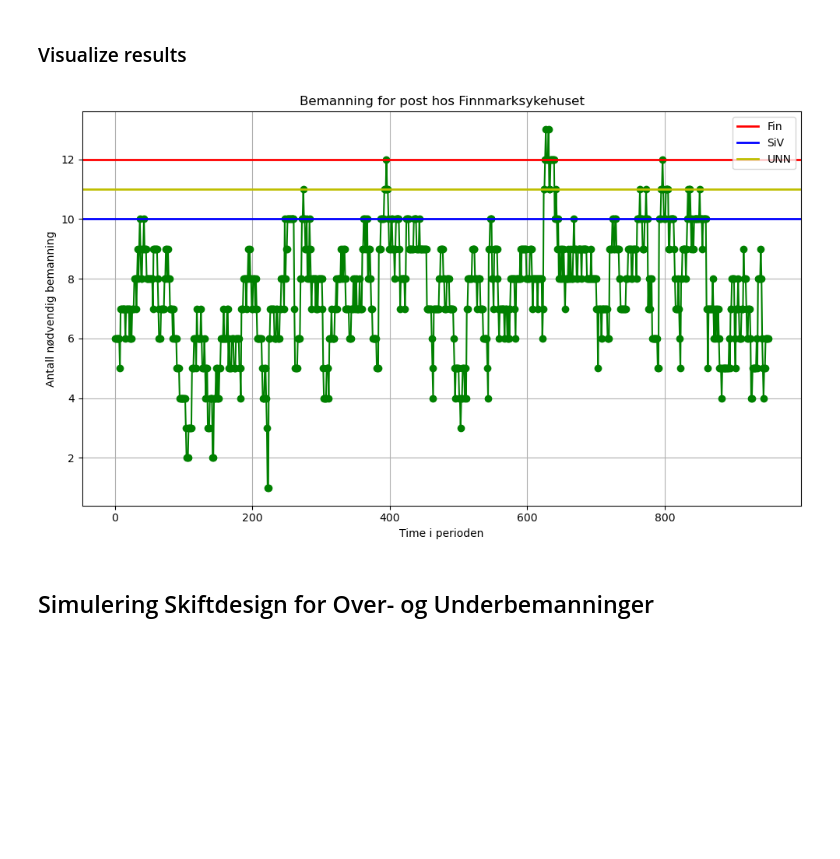
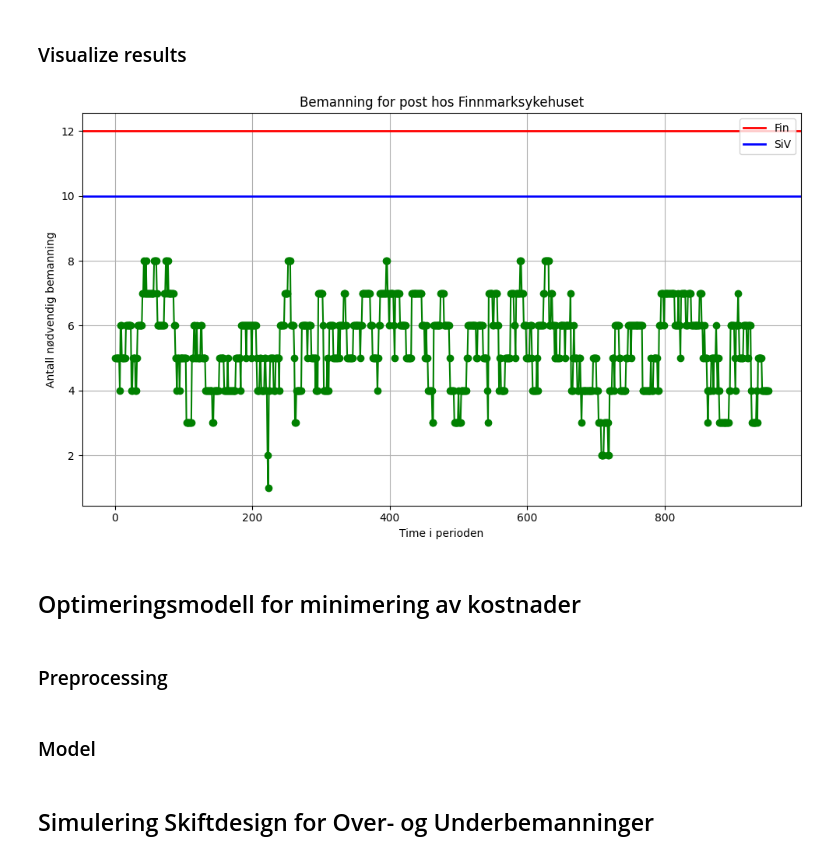
Before and after one commit to JoachimSvensson/HealthSector, a Jupyter notebook: fin_hf_full.ipynb, the cells around one changed output. Saved outputs shown, nothing was run; the diff lists cells and outputs as text; code cells hidden in the pictures; blank space fills up the shorter version.

```diff
--- a/fin_hf_full.ipynb
+++ b/fin_hf_full.ipynb
@@ -11,3 +21,9 @@ from optimization.optimization import *
 ## Henter nødvendige dataset
 # %% [markdown]
 ### Timesbasert data historisk
+# %%
+dfs_dict = read_folder_to_dfs("./data/timesdata")
+fin_data_hourly = create_hourly_obt(dfs_dict)
+# fin_data_hourly["Belegg"] = fin_data_hourly.apply(calculate_patients, axis=1)
+fin_data_hourly["skift_type"] = fin_data_hourly.apply(add_shift_type, axis=1)
+fin_data_hourly.head(10)
@@ -14,12 +42,12 @@ from optimization.optimization import *
 # %%
-fin_hf_med_path = "./data/med_pasientstrøm_time_2024.xlsx"
-fin_hf_kir_path = "./data/kir_pasientstrøm_time_2024.xlsx"
+# fin_hf_med_path = "./data/med_pasientstrøm_time_2024.xlsx"
+# fin_hf_kir_path = "./data/kir_pasientstrøm_time_2024.xlsx"
 
-fin_data_hourly = create_hourly_dataframe(fin_hf_med_path, fin_hf_kir_path)
+# fin_data_hourly = create_hourly_dataframe(fin_hf_med_path, fin_hf_kir_path)
 
 
 
-fin_data_hourly["Belegg"] = fin_data_hourly.apply(calculate_patients, axis=1)
-fin_data_hourly["skift_type"] = fin_data_hourly.apply(add_shift_type, axis=1)
+# fin_data_hourly["Belegg"] = fin_data_hourly.apply(calculate_patients, axis=1)
+# fin_data_hourly["skift_type"] = fin_data_hourly.apply(add_shift_type, axis=1)
 
-fin_data_hourly.head(10)
+# fin_data_hourly.head(10)
@@ -40,6 +56,9 @@ fin_data_hourly.head(10)
 # %%
 fin_data_hourly_med = fin_data_hourly[fin_data_hourly["post"]=="medisinsk"]
 fin_data_hourly_kir = fin_data_hourly[fin_data_hourly["post"]=="kirurgisk"]
+
+fin_data_hourly_med["Belegg"] = fin_data_hourly_med.apply(calculate_patients, axis=1)
+fin_data_hourly_kir["Belegg"] = fin_data_hourly_kir.apply(calculate_patients, axis=1)
 
 next_year_med = create_forecast_hourly(fin_data_hourly_med, "medisinsk")
 next_year_kir = create_forecast_hourly(fin_data_hourly_kir, "kirurgisk")
@@ -51,7 +70,7 @@ next_year["skift_type"] = next_year.apply(add_shift_type, axis=1)
 fin_data_hourly["Prediksjoner pasientstrøm"] = np.nan
 fin_data_hourly["Prediksjoner belegg"] = np.nan
 
-fin_data_hourly = pd.concat([fin_data_hourly, next_year], axis=0).sort_values("DatoTid").reset_index()
+fin_data_hourly = pd.concat([fin_data_hourly_med, fin_data_hourly_kir, next_year], axis=0).sort_values("DatoTid").reset_index()
 fin_data_hourly.drop(["index"], axis=1, inplace=True)
 fin_data_hourly
 # %% [output]
@@ -139,24 +175,24 @@ curr_sit = 8
 ### Optimaliseringsdata, Modellbygging & Resultater
 # %%
 data_opt = opt_dataset(dataset=data, post=post, year=year, shift_type=shift_type, month=month, weekend=weekend, predictions=predictions)
-data_opt.head(10)
+data_opt = data_opt.apply(nightshift_weight, axis=1)
 
 # Parameters for specific model
 df_index = data_opt.DatoTid
-demand = data_opt["Antall inn på post"] + round(data_opt["Belegg"])
+demand = round(data_opt["Belegg"])
 MaxStaff = 15
 PPS = 3
-availability = 100
+availability = 40
 ServiceLevel = 0.8
-night = False
 
 ## Scenarioer: 1) Helligdager og offentlige eventer, 2) Høytider, 3) Ulykke, 4) Krig
 # Her må det legges til endring i pasientstrøm og belegg pr. dag i functionene direkte, pluss endring i MaxStaff, PPS, availability og service_level
 # for å simulere de ulike scenarioene
 
-model = labor_scheduling(df_index, demand, MaxStaff, PPS, availability, ServiceLevel, night)
+model = labor_scheduling(df_index, demand, MaxStaff, PPS, availability, ServiceLevel)
 result, status, obj, staff_allocated = optimize_staffing(model)
 data_opt["staff_allocated"] = staff_allocated
+data_opt = data_opt.apply(adjust_staff, axis=1)
 display(data_opt)
 # %% [output]
 GLPSOL--GLPK LP/MIP Solver 5.0
@@ -197,21 +233,26 @@ Writing MIP solution to 'C:\Users\Consumer\AppData\Local\Temp\tmpo0a1i4ia.glpk.r
 # %%
 # Med post: hverdag: dag: 12, kveld: 12, natt:4
 # Med post: Helg: 9, 9, 4
 # Kir post: Hverdag: 10, 8, 3
 # Kir post: Helg: 8, 7, 3
 fin = 12
 
 # Med post: hverdag: dag: 10, kveld: 7, natt:4
 # Med post: Helg: 9, 7, 4
 # Kir post: Hverdag: 10, 8, 4
 # Kir post: Helg: 8, 8, 3
 siv = 10
 
 # Med post: hverdag: dag: 16, kveld: 9, natt:6
 # Med post: Helg: ?, ?, ?
 # Kir post: Hverdag: 18, 11, 5
 # Kir post: Helg: ?, ?, ?
-unn = 11
-staff_opt_plot(staff_allocated, fin, siv, unn)
+unn = 9
+staff_allocated = data_opt["staff_allocated"].tolist()
+staff_opt_plot(staff_allocated, fin, siv, unn, dag=True)
 # %% [output]
-[figure, old version]
+[figure, new version]
+# %% [markdown]
+## Optimeringsmodell for minimering av kostnader
+# %% [markdown]
+### Preprocessing
@@ -217,0 +273,2 @@ staff_opt_plot(staff_allocated, fin, siv, unn)
+# %% [markdown]
+### Model
```
Also changed, not shown: parts of 20 cells of this notebook, 19 other files.
